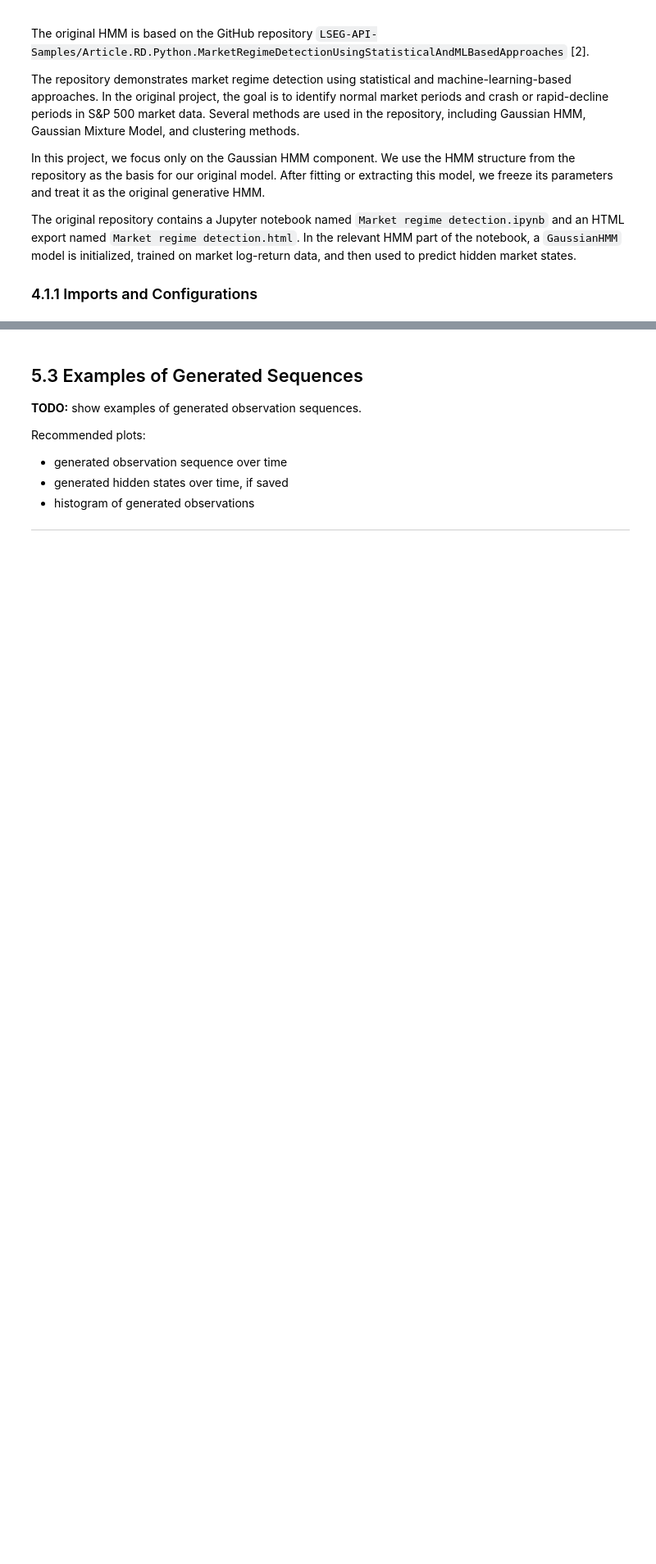
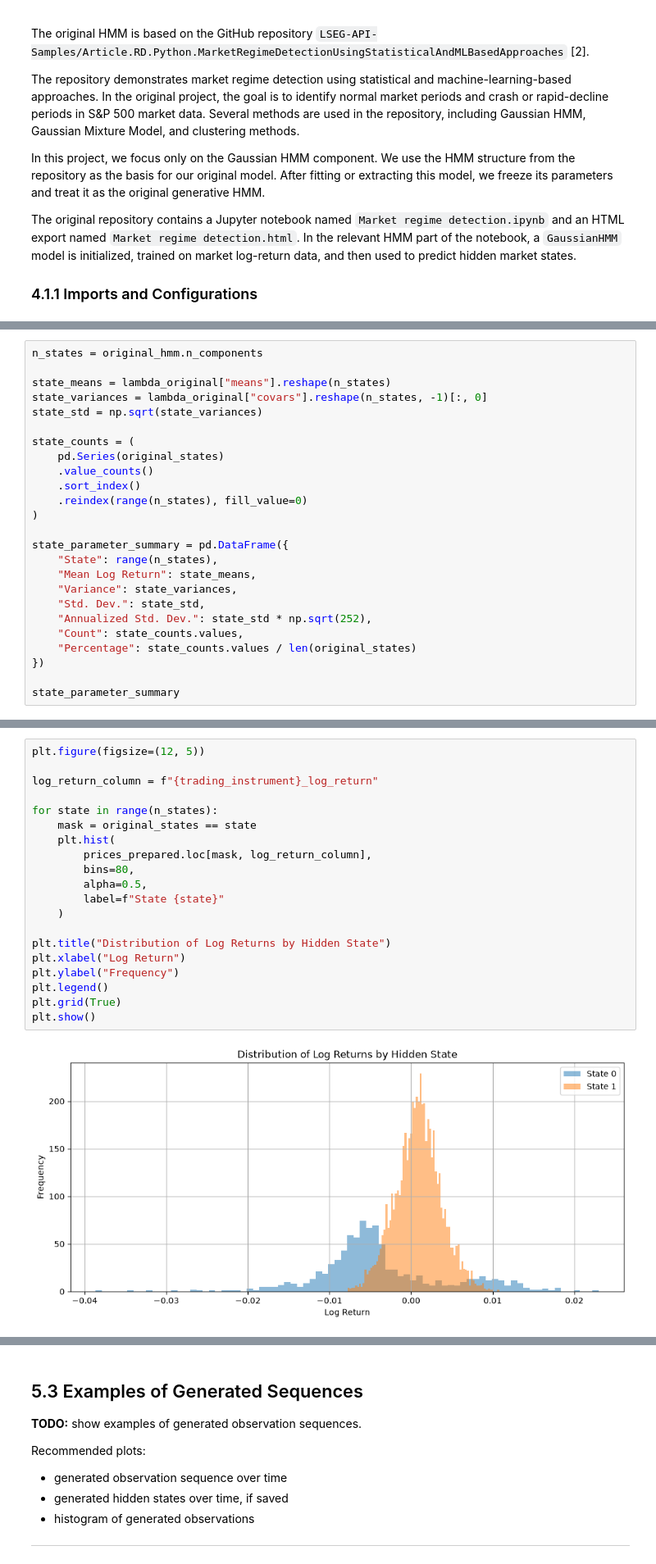
Before and after one commit to davidazimov069-maker/Advanced_Methods_in_ML, a Jupyter notebook: HMM_Project_DavidAndAviad.ipynb, the cells around one changed output, grey strips where cells are left out. Shown at 82% size. Drawn from its saved outputs; the diff is of its cells as text; blank space fills up the shorter version.

```diff
--- a/HMM_Project_DavidAndAviad.ipynb
+++ b/HMM_Project_DavidAndAviad.ipynb
@@ -801,0 +923,25 @@ The exact interpretation depends on the learned means, variances, and transition
+# %%
+n_states = original_hmm.n_components
+
+state_means = lambda_original["means"].reshape(n_states)
+state_variances = lambda_original["covars"].reshape(n_states, -1)[:, 0]
+state_std = np.sqrt(state_variances)
+
+state_counts = (
+    pd.Series(original_states)
+    .value_counts()
+    .sort_index()
+    .reindex(range(n_states), fill_value=0)
+)
+
+state_parameter_summary = pd.DataFrame({
+    "State": range(n_states),
+    "Mean Log Return": state_means,
+    "Variance": state_variances,
+    "Std. Dev.": state_std,
+    "Annualized Std. Dev.": state_std * np.sqrt(252),
+    "Count": state_counts.values,
+    "Percentage": state_counts.values / len(original_states)
+})
+
+state_parameter_summary
@@ -801,0 +985,22 @@ The exact interpretation depends on the learned means, variances, and transition
+# %%
+plt.figure(figsize=(12, 5))
+
+log_return_column = f"{trading_instrument}_log_return"
+
+for state in range(n_states):
+    mask = original_states == state
+    plt.hist(
+        prices_prepared.loc[mask, log_return_column],
+        bins=80,
+        alpha=0.5,
+        label=f"State {state}"
+    )
+
+plt.title("Distribution of Log Returns by Hidden State")
+plt.xlabel("Log Return")
+plt.ylabel("Frequency")
+plt.legend()
+plt.grid(True)
+plt.show()
+# %% [output]
+[figure, added]
```
Also changed, not shown: parts of 29 cells of this notebook, 1 other file.
